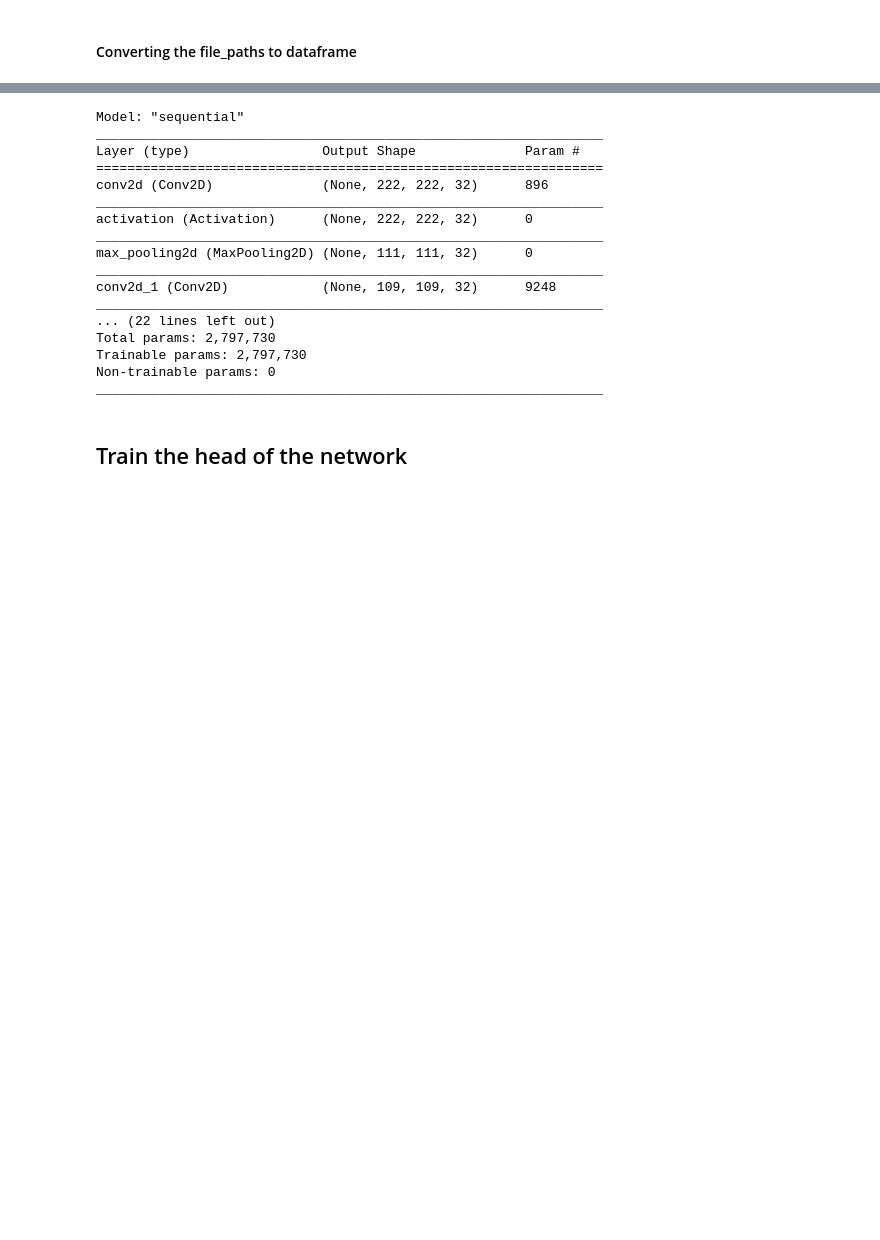
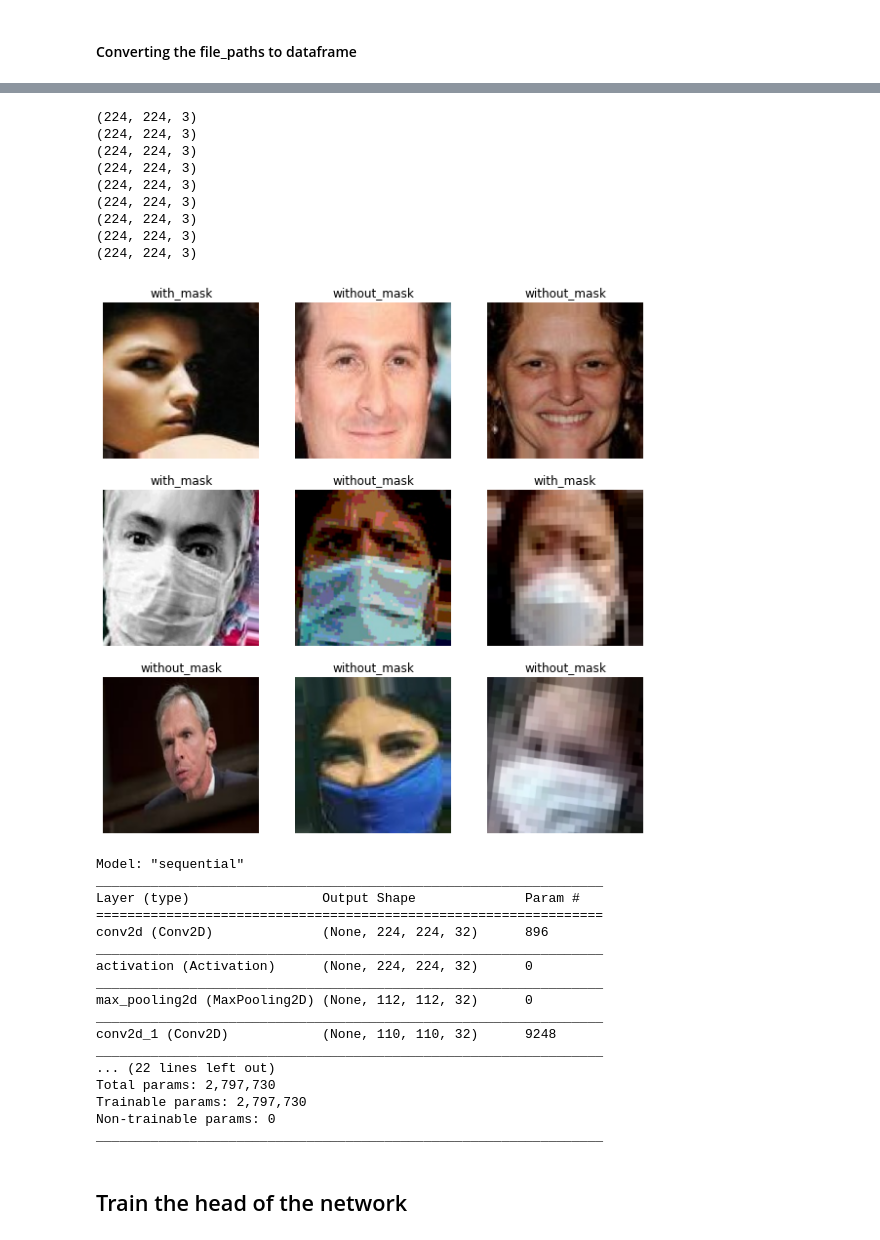
Before and after one commit to camolinasim/facemask_detection_datathon, a Jupyter notebook: facemask_detection_datathon.ipynb, the cells around one changed output, grey strips where cells are left out. Saved outputs shown, nothing was run; the diff lists cells and outputs as text; code cells hidden in the pictures; blank space fills up the shorter version.

```diff
--- a/facemask_detection_datathon.ipynb
+++ b/facemask_detection_datathon.ipynb
@@ -42,9 +41,9 @@ from tensorflow.keras.utils import to_categorical
 ## Loading and preparing training data
 # %%
 path = os.getcwd()
-training_set_path = path + '\\Training_set_face_mask.csv'
-labels = pd.read_csv(training_set_path)   # loading the labels
-labels.head()                             # will display the first five rows in labels dataframe
+train_df=pd.read_csv(path+'\\Training_set_face_mask.csv')
+test_df=pd.read_csv(path+'\\Testing_set_face_mask.csv')
+train_df.head() # this will display the first five rows in the dataframe
 # %% [output]
 |  | filename | label |
 | 0 | Image_1.jpg | without_mask |
@@ -193,12 +161,0 @@ images = np.array(images)
-# %%
-data_num = len(y)
-random_index = np.random.permutation(data_num)
-
-x_shuffle = []
-y_shuffle = []
-for i in range(data_num):
-    x_shuffle.append(images[random_index[i]])
-    y_shuffle.append(y[random_index[i]])
-
-x = np.array(x_shuffle)
-y = np.array(y_shuffle)
@@ -257,5 +162,34 @@ aug = ImageDataGenerator(
+# %%
+image_indexes = [2,4,8,16,20,21,22,23,31]
+classes=['without_mask','with_mask']
+
+def plot_images(data_generator=None):
+  plt.figure(figsize=(10, 10))
+  if data_generator is not None:
+    images,labels=data_generator.next()
+    i=0
+    while i < len(image_indexes):
+        ax = plt.subplot(3, 3, i + 1)
+        print(images[i,:,:,:].shape)
+        images[i,:,:,:]=images[image_indexes[i],:,:,:]*255.0
+        plt.imshow(images[i,:,:,:].astype("uint8"))
+        plt.title(classes[int(labels[i][0])])
+        plt.axis("off")
+        i+=1
+
+plot_images(train_generator)
+# %% [output]
+(224, 224, 3)
+(224, 224, 3)
+(224, 224, 3)
+(224, 224, 3)
+(224, 224, 3)
+(224, 224, 3)
+(224, 224, 3)
+(224, 224, 3)
+(224, 224, 3)
+[figure, added]
 # %%
-
 '''
 # CONVOLUTIONAL ARCHITECTURE
 '''
@@ -265,7 +199,7 @@ epochs = 10
 
 model = Sequential()
 # first layer
-model.add(Conv2D(32,(3,3), input_shape=(224, 224,3)))
+model.add(Conv2D(32,(3,3), input_shape=(224, 224,3), padding='same'))
 model.add(Activation('relu'))
 model.add(MaxPooling2D(pool_size=(2,2)))
 
@@ -302,13 +236,13 @@ Model: "sequential"
 _________________________________________________________________
 Layer (type)                 Output Shape              Param #
 =================================================================
-conv2d (Conv2D)              (None, 222, 222, 32)      896
+conv2d (Conv2D)              (None, 224, 224, 32)      896
 _________________________________________________________________
-activation (Activation)      (None, 222, 222, 32)      0
+activation (Activation)      (None, 224, 224, 32)      0
 _________________________________________________________________
-max_pooling2d (MaxPooling2D) (None, 111, 111, 32)      0
+max_pooling2d (MaxPooling2D) (None, 112, 112, 32)      0
 _________________________________________________________________
-conv2d_1 (Conv2D)            (None, 109, 109, 32)      9248
+conv2d_1 (Conv2D)            (None, 110, 110, 32)      9248
 _________________________________________________________________
 ... (22 lines left out)
 Total params: 2,797,730
```
Also changed, not shown: parts of 53 cells of this notebook.
